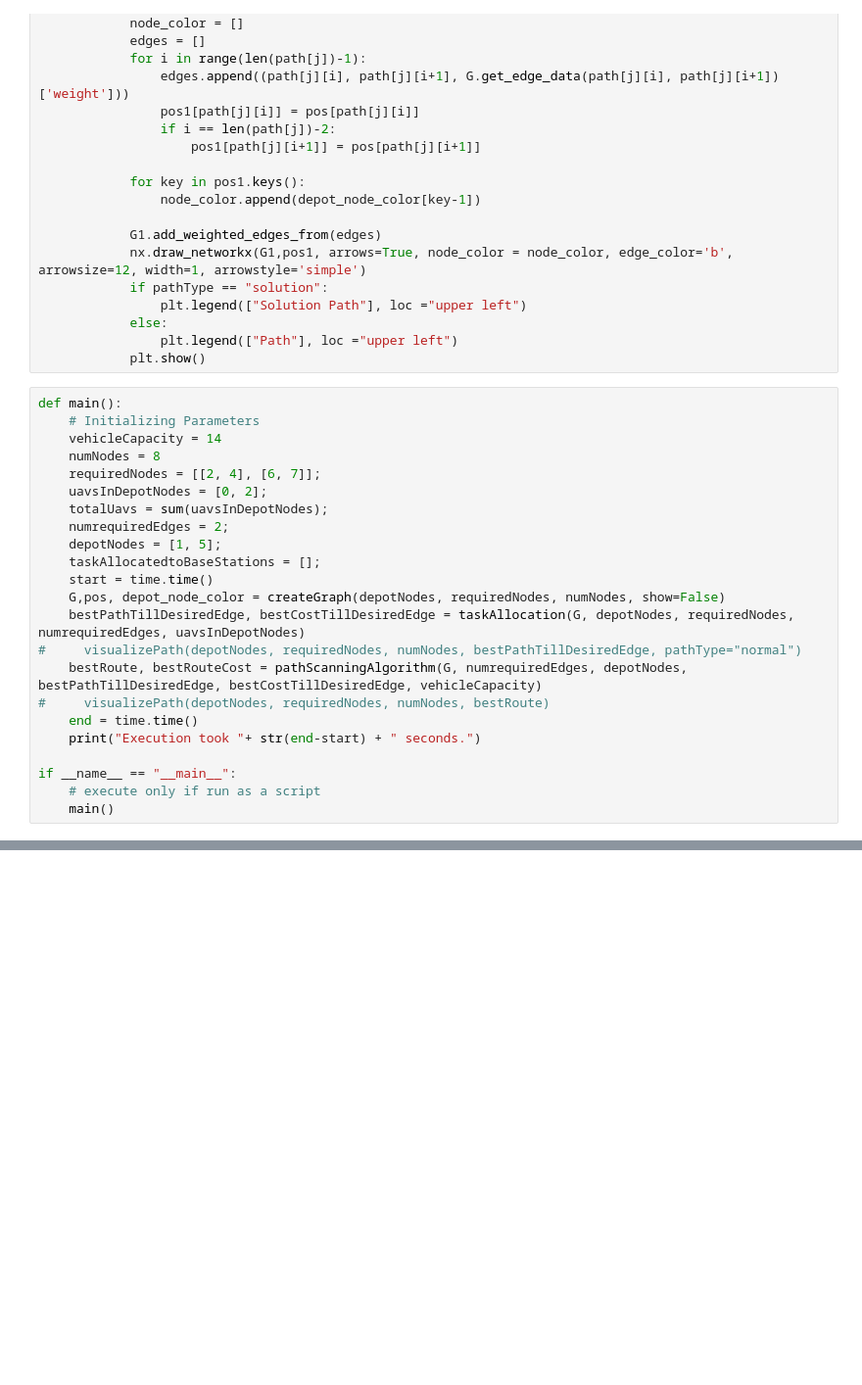
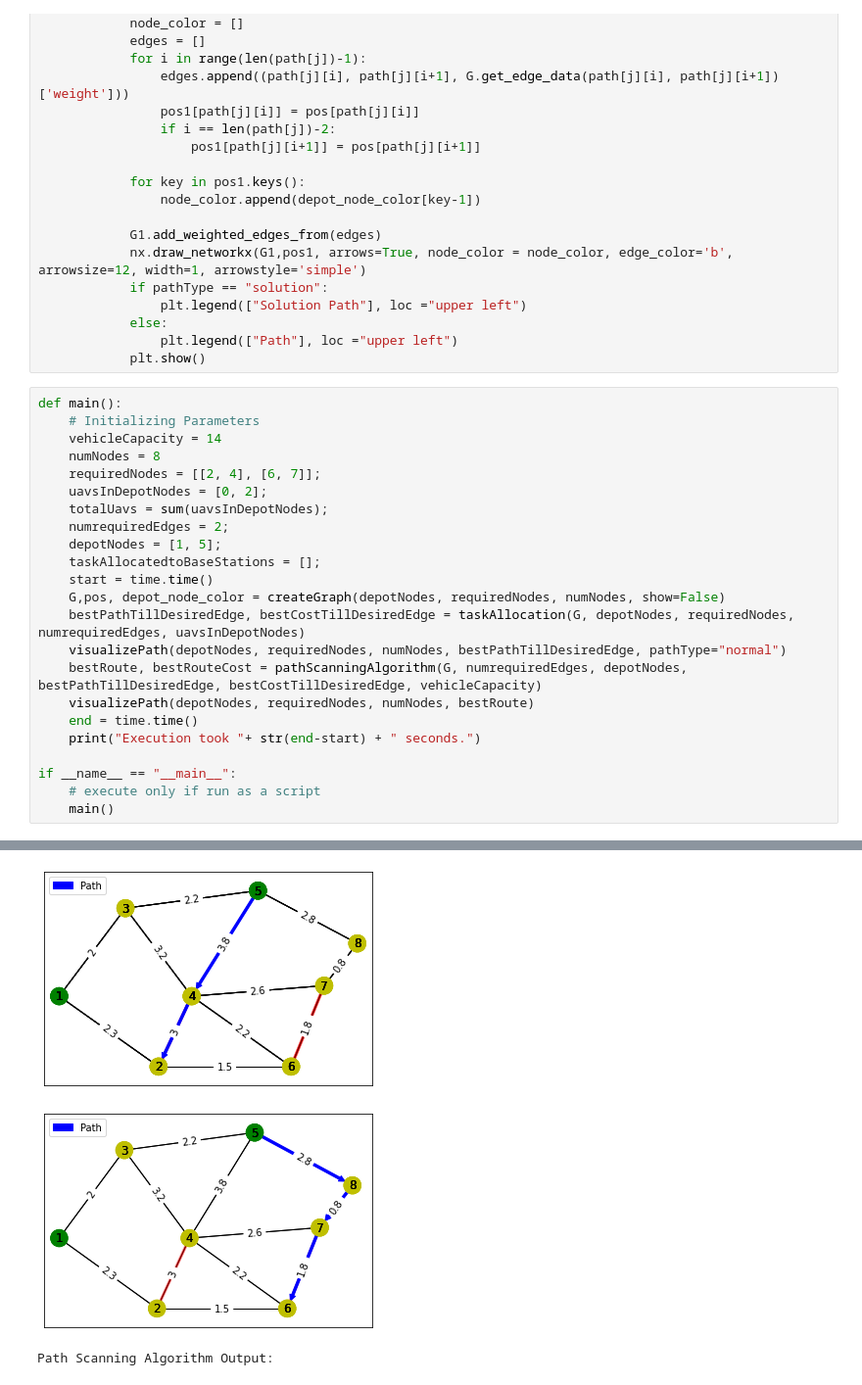
Before and after one commit to Eashwar-S/Icy_Road_Project, a Jupyter notebook: Path Scanning Algorithm/path_scanning.ipynb, the cells around one changed output, grey strips where cells are left out. Shown: that part at 98% size. Drawn from its saved outputs; the diff is of its cells as text; blank space fills up the shorter version.

Commit message:
Rectified error with output image

```diff
--- a/Path Scanning Algorithm/path_scanning.ipynb
+++ b/Path Scanning Algorithm/path_scanning.ipynb
@@ -138,9 +137,9 @@ def main():
     start = time.time()
     G,pos, depot_node_color = createGraph(depotNodes, requiredNodes, numNodes, show=False)
     bestPathTillDesiredEdge, bestCostTillDesiredEdge = taskAllocation(G, depotNodes, requiredNodes, numrequiredEdges, uavsInDepotNodes)
-#     visualizePath(depotNodes, requiredNodes, numNodes, bestPathTillDesiredEdge, pathType="normal")
+    visualizePath(depotNodes, requiredNodes, numNodes, bestPathTillDesiredEdge, pathType="normal")
     bestRoute, bestRouteCost = pathScanningAlgorithm(G, numrequiredEdges, depotNodes, bestPathTillDesiredEdge, bestCostTillDesiredEdge, vehicleCapacity)
-#     visualizePath(depotNodes, requiredNodes, numNodes, bestRoute)
+    visualizePath(depotNodes, requiredNodes, numNodes, bestRoute)
     end = time.time()
     print("Execution took "+ str(end-start) + " seconds.")
 
@@ -155,0 +153,3 @@ Execution took 0.0009965896606445312 seconds.
+[figure, added]
+[figure, added]
+Path Scanning Algorithm Output:
```
Also changed, not shown: parts of 2 cells of this notebook, 1 other file.
